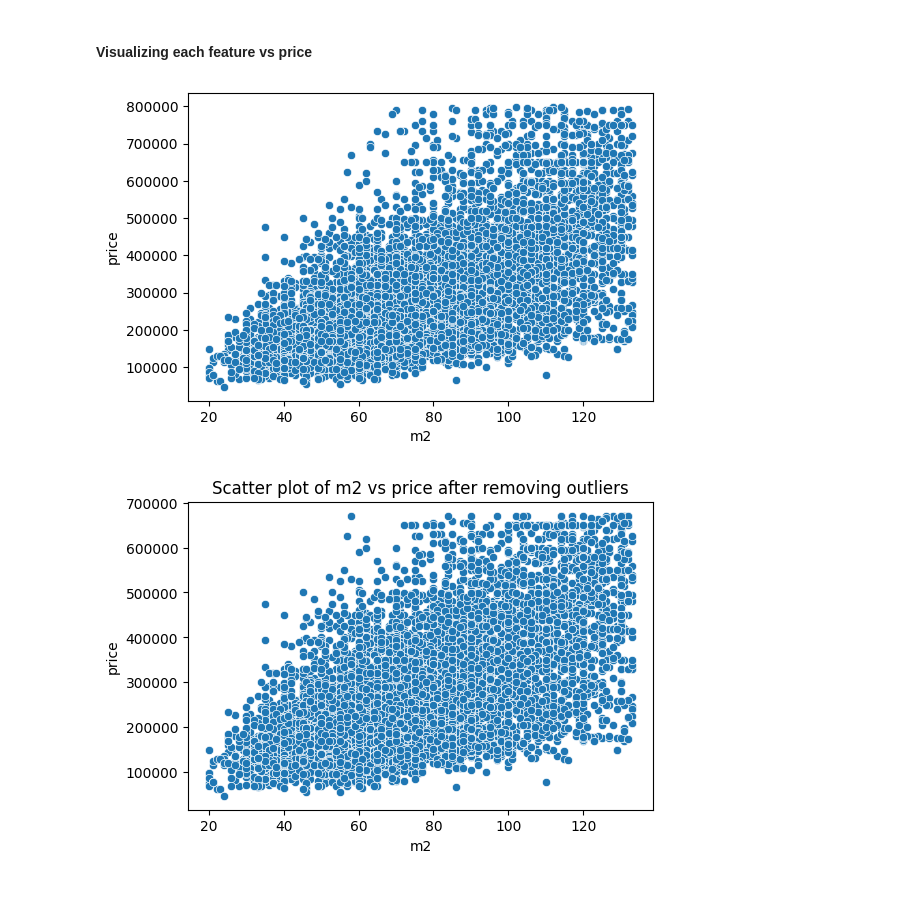
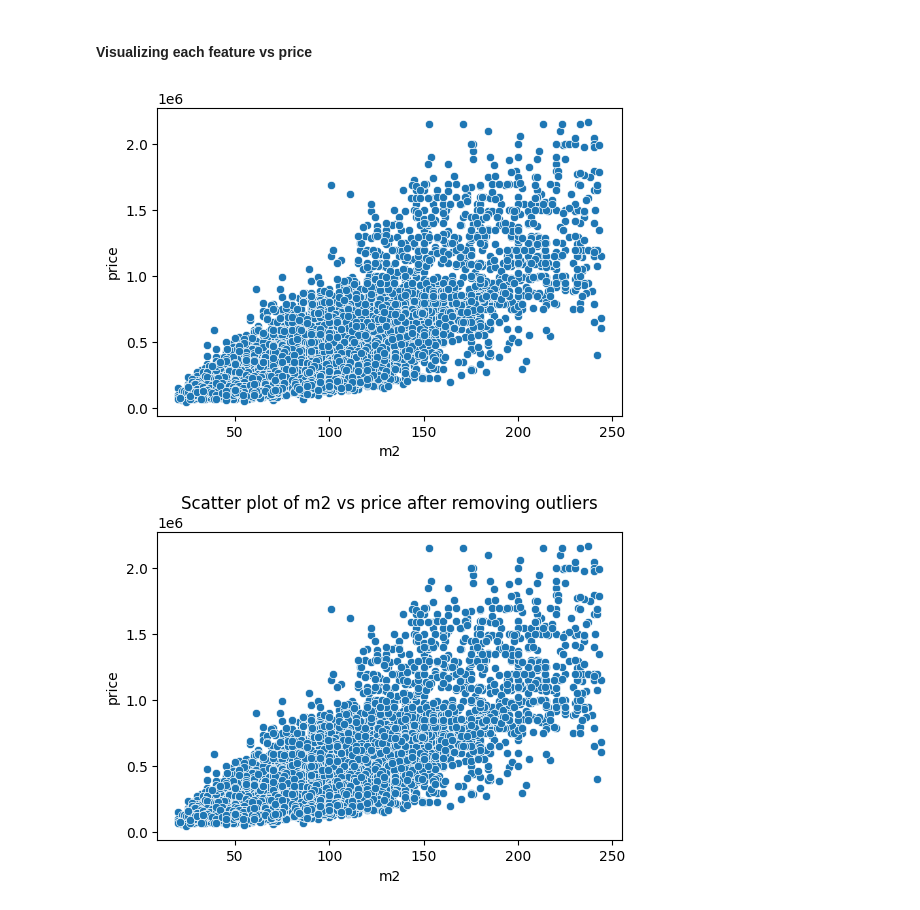
Before and after one commit to namratamayekar/Housing_Price_Prediction_Madrid, a Jupyter notebook: notebooks/ayushya/House_price_prediction_ad.ipynb, the cells around one changed output. Drawn from its saved outputs; the diff is of its cells as text; code cells hidden in the pictures.

```diff
--- a/notebooks/ayushya/House_price_prediction_ad.ipynb
+++ b/notebooks/ayushya/House_price_prediction_ad.ipynb
@@ -94,6 +94,21 @@ def remove_accents(name):
 df_ad_housing['neighborhood'] = df_ad_housing['neighborhood'].str.lower()
 df_ad_housing['neighborhood'] = df_ad_housing['neighborhood'].apply(remove_digits)
 df_ad_housing['neighborhood'] = df_ad_housing['neighborhood'].apply(remove_accents)
+# %%
+# Calculate the value counts for the 'neighborhood' column
+neighborhood_counts = df_ad_housing['neighborhood'].value_counts()
+
+# Find the maximum value count
+max_count = neighborhood_counts.max()
+
+# Determine the threshold (0.2 of the maximum value count)
+threshold = 0.2 * max_count
+
+# Identify the neighborhoods with counts below the threshold
+low_count_neighborhoods = neighborhood_counts[neighborhood_counts < threshold].index
+
+#df_ad_housing = df_ad_housing[~df_ad_housing['neighborhood'].isin(low_count_neighborhoods)]
+df_ad_housing = df_ad_housing[~df_ad_housing['neighborhood'].isin(low_count_neighborhoods)]
 # %%
 plt.figure(figsize=(6,4))
 sns.countplot(x='neighborhood',data=df_ad_housing)
@@ -120,9 +135,9 @@ plt.show()
 # %%
-q = df_ad_housing['price'].quantile(0.9)
+'''q = df_ad_housing['price'].quantile(0.95)
 
-df_ad_housing = df_ad_housing[df_ad_housing['price']<800000]
+df_ad_housing = df_ad_housing[df_ad_housing['price']<q]
 
 plt.figure(figsize=(6,4))
 sns.histplot(df_ad_housing['price'],bins=100, kde=True)
-plt.show()
+plt.show()'''
 # %% [output]
@@ -152,7 +167,7 @@ plt.show()
 # %%
-q = df_ad_housing['floor'].quantile(0.9)
+q = df_ad_housing['floor'].quantile(0.95)
 
-df_ad_housing = df_ad_housing[df_ad_housing['floor']<q]
+df_ad_housing = df_ad_housing[df_ad_housing['floor']<10]
 
 plt.figure(figsize=(6,4))
 sns.histplot(df_ad_housing['floor'],bins=100, kde=True)
@@ -221,36 +202,36 @@ sns.scatterplot(
     data= df_ad_housing)
 plt.show()
 # %% [output]
-[figure, old version]
+[figure, new version]
 # %%
 
 # Calculate Q1 (25th percentile) and Q3 (75th percentile)
-Q1 = df_ad_housing[['m2', 'price']].quantile(0.25)
-Q3 = df_ad_housing[['m2', 'price']].quantile(0.75)
+Q1 = df_ad_housing[['m2', 'price']].quantile(0.05)
+Q3 = df_ad_housing[['m2', 'price']].quantile(0.95)
 
 # Calculate the IQR
 IQR = Q3 - Q1
 
 # Define the bounds for outliers
 lower_bound = Q1 - 1.5 * IQR
 upper_bound = Q3 + 1.5 * IQR
 
 # Remove outliers
 df_ad_housing = df_ad_housing[
     (df_ad_housing['m2'] >= lower_bound['m2']) & (df_ad_housing['m2'] <= upper_bound['m2']) &
     (df_ad_housing['price'] >= lower_bound['price']) & (df_ad_housing['price'] <= upper_bound['price'])
 ]
 
 # Plot the data after removing outliers
 plt.figure(figsize=(6, 4))
 sns.scatterplot(
     x='m2',
     y='price',
     data=df_ad_housing)
 plt.title('Scatter plot of m2 vs price after removing outliers')
 plt.show()
 # %% [output]
-[figure, old version]
+[figure, new version]
 # %%
 plt.figure(figsize=(6,4))
 sns.scatterplot(
```
Also changed, not shown: parts of 49 cells of this notebook, 1 other file.
